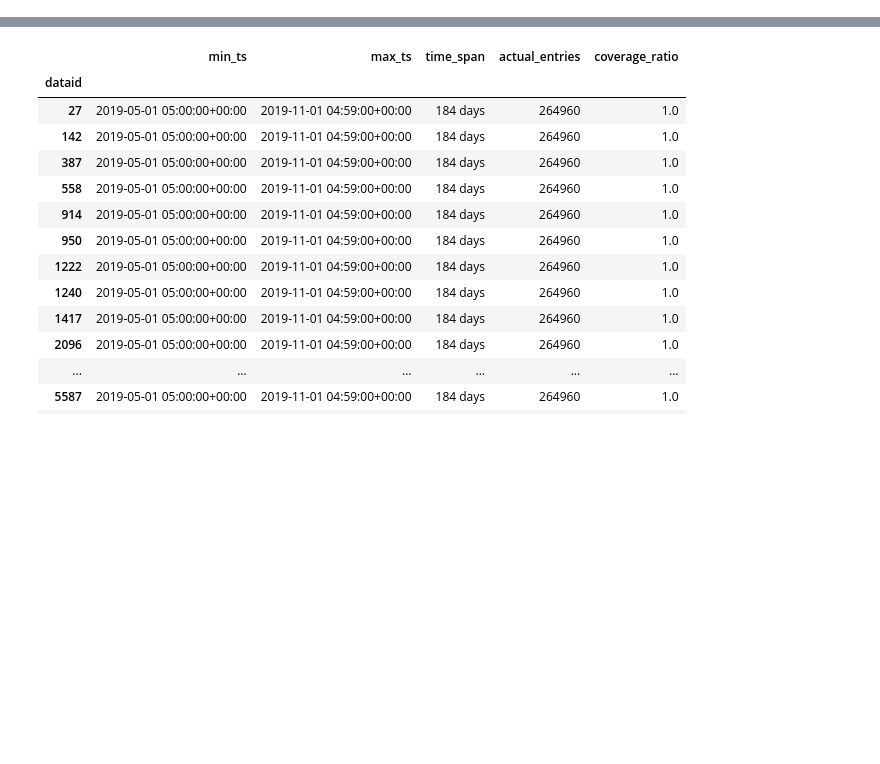
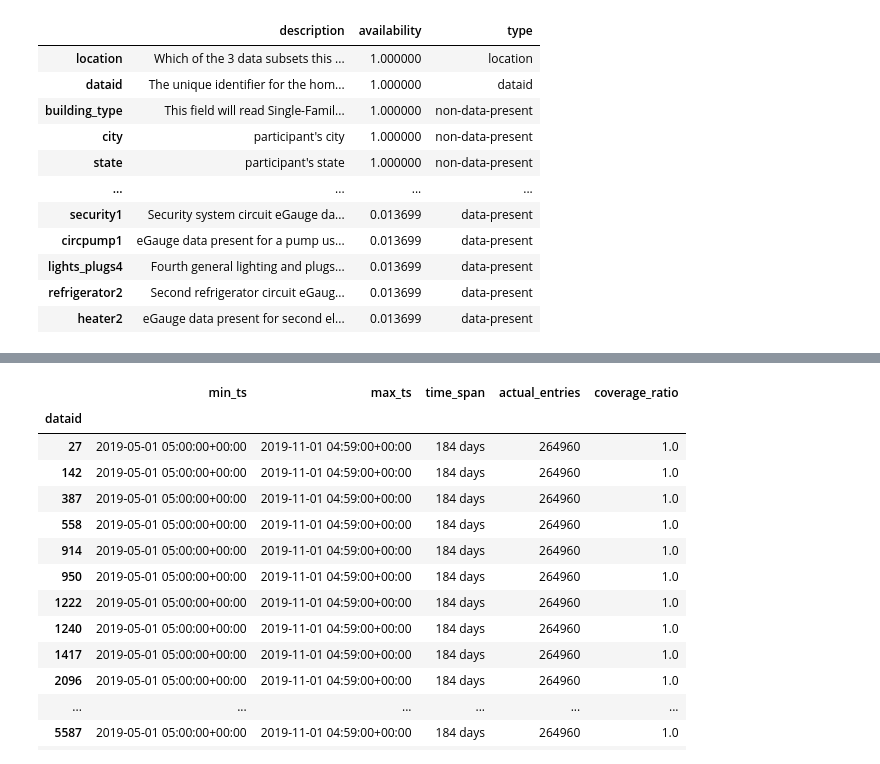
Before and after one commit to jackellishsieh/residential-power-forecasting, a Jupyter notebook: notebooks/jack/jack-pecan-eda.ipynb, the cells around one changed output, grey strips where cells are left out. Cells and saved outputs as stored; diff of their text form; code cells hidden in the pictures; blank space fills up the shorter version.

Commit message:
Add metadata processing

```diff
--- a/notebooks/jack/jack-pecan-eda.ipynb
+++ b/notebooks/jack/jack-pecan-eda.ipynb
@@ -29,0 +48,87 @@ Number of distinct dataids (homes): 25
+# %%
+import os
+PROCESSED_METADATA_PATH = os.path.expanduser(f"{HOME_PATH}/residential-power-forecasting/data/processed_metadata.csv")
+
+if not os.path.exists(PROCESSED_METADATA_PATH):
+    print("Processing metadata...")
+
+    raw_metadata_df = pd.read_csv(f"{HOME_PATH}/residential-power-forecasting/data/metadata.csv")
+
+    # Extract row 0, which provides string descriptions of each of the metadata columns
+    description_row = raw_metadata_df.iloc[0]
+    metadata_df = raw_metadata_df.iloc[1:]
+
+    # Convert columns to numeric
+    raw_metadata_df = raw_metadata_df.apply(lambda col: pd.to_numeric(col, errors='coerce').fillna(col)).convert_dtypes()
+
+    # For each location, extract the entries that are in the dataids
+    metadata_df = pd.DataFrame()
+    for location, dataids in location_dataids.items():
+        location_metadata_df = raw_metadata_df[raw_metadata_df["dataid"].isin(dataids)]
+        location_metadata_df["location"] = location
+        metadata_df = pd.concat([metadata_df, location_metadata_df])
+    del raw_metadata_df
+
+    print(f"metadata_df['location'].value_counts(): {metadata_df['location'].value_counts()}")
+
+    print(f"metadata_df.columns={metadata_df.columns}")
+    print(f"description_row.index={description_row.index}")
+
+    # Drop the columns that are all NaN
+    empty_metadata_cols = metadata_df.columns[metadata_df.isna().all()]
+    print(f"empty_metadata_cols: {empty_metadata_cols}")
+    metadata_df = metadata_df.drop(columns=empty_metadata_cols)
+    description_row = description_row.drop(labels=empty_metadata_cols)
+
+    # Drop irrelevant columns
+    irrelevant_cols = list(set(IRRELEVANT_COLS) - set(empty_metadata_cols))
+    print(f"irrelevant_cols: {irrelevant_cols}")
+    metadata_df = metadata_df.drop(columns=irrelevant_cols)
+    description_row = description_row.drop(labels=irrelevant_cols)
+
+    # Compute availability (proportion non-NA) for all columns
+    n_rows = len(metadata_df)
+    availability = {
+        col: metadata_df[col].notna().sum() / n_rows
+        for col in metadata_df.columns
+    }
+
+    # Identify "data present" columns
+    data_present_cols = set(description_row[
+        description_row.str.contains("data present", case=False, na=False)
+    ].index.tolist())
+
+    # Sort each group by availability descending
+    non_data_present_cols_sorted = sorted(
+        [c for c in metadata_df.columns if c not in ("location", "dataid") and c not in data_present_cols],
+        key=lambda c: availability[c], reverse=True,
+    )
+    data_present_cols_sorted = sorted(
+        data_present_cols, key=lambda c: availability[c], reverse=True,
+    )
+    all_ordered_cols = ["location", "dataid"] + non_data_present_cols_sorted + data_present_cols_sorted
+
+    # Build description_df covering all columns
+    description_df = pd.DataFrame(
+        {
+            "description": [description_row.get(c, "Which of the 3 data subsets this entry belongs to") for c in all_ordered_cols],
+            "availability": [availability[c] for c in all_ordered_cols],
+            "type": ["location", "dataid"] + ["non-data-present"] * len(non_data_present_cols_sorted) + ["data-present"] * len(data_present_cols_sorted),
+        },
+        index=all_ordered_cols,
+    )
+    display(description_df)
+
+    # Reorder metadata_df:
+    #   location | dataid | non-data-present cols (desc. availability) | data-present cols (desc. availability)
+    metadata_df = metadata_df[all_ordered_cols]
+
+    # Save the processed metadata
+    metadata_df.to_csv(PROCESSED_METADATA_PATH, index=False)
+    print(f"Metadata processed and saved to {PROCESSED_METADATA_PATH}")
+    description_df.to_csv(PROCESSED_METADATA_PATH.replace(".csv", "_description.csv"), index=False)
+    print(f"Description dataframe saved to {PROCESSED_METADATA_PATH.replace('.csv', '_description.csv')}")
+
+else:
+    print(f"File at {PROCESSED_METADATA_PATH} already exists. Loading from file")
+# %% [output]
@@ -29,0 +152,12 @@ Number of distinct dataids (homes): 25
+|  | description | availability | type |
+| location | Which of the 3 data subsets this ... | 1.000000 | location |
+| dataid | The unique identifier for the hom... | 1.000000 | dataid |
+| building_type | This field will read Single-Famil... | 1.000000 | non-data-present |
+| city | participant's city | 1.000000 | non-data-present |
+| state | participant's state | 1.000000 | non-data-present |
+| ... | ... | ... | ... |
+| security1 | Security system circuit eGauge da... | 0.013699 | data-present |
+| circpump1 | eGauge data present for a pump us... | 0.013699 | data-present |
+| lights_plugs4 | Fourth general lighting and plugs... | 0.013699 | data-present |
+| refrigerator2 | Second refrigerator circuit eGaug... | 0.013699 | data-present |
+| heater2 | eGauge data present for second el... | 0.013699 | data-present |
```
Also changed, not shown: parts of 17 cells of this notebook, 2 other files.
